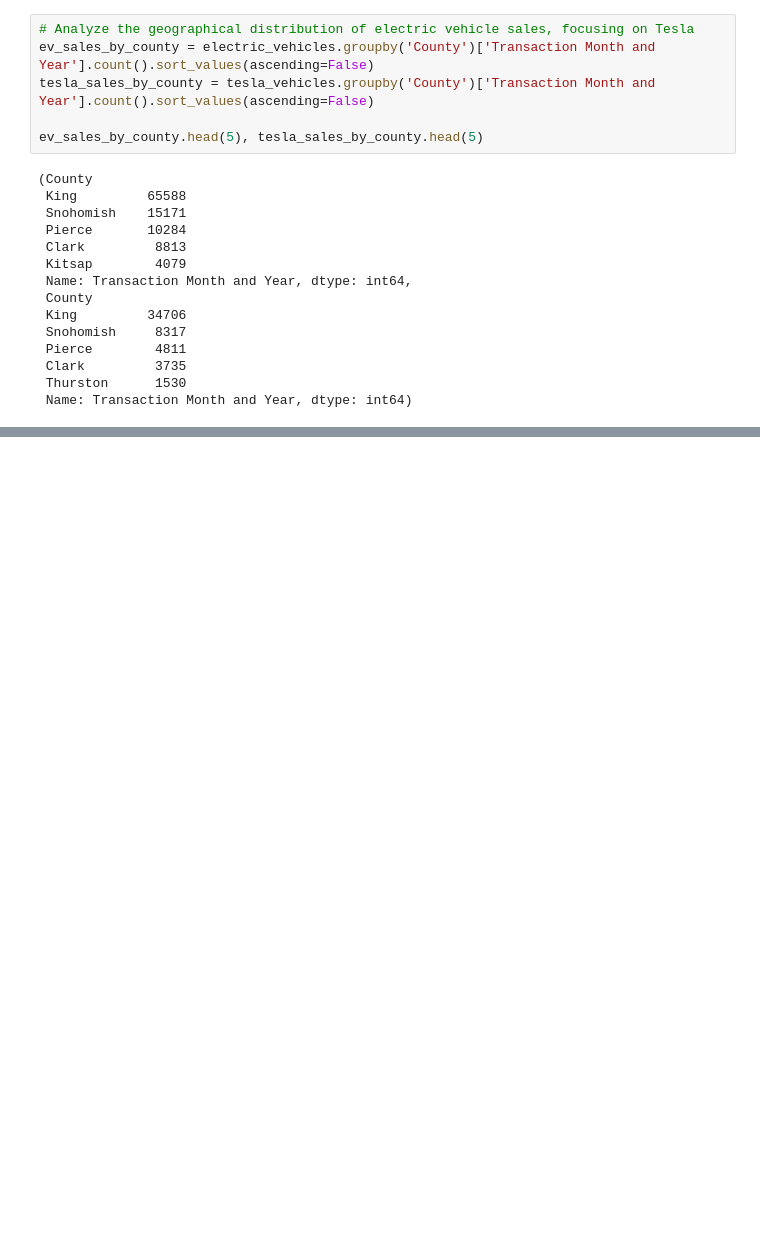
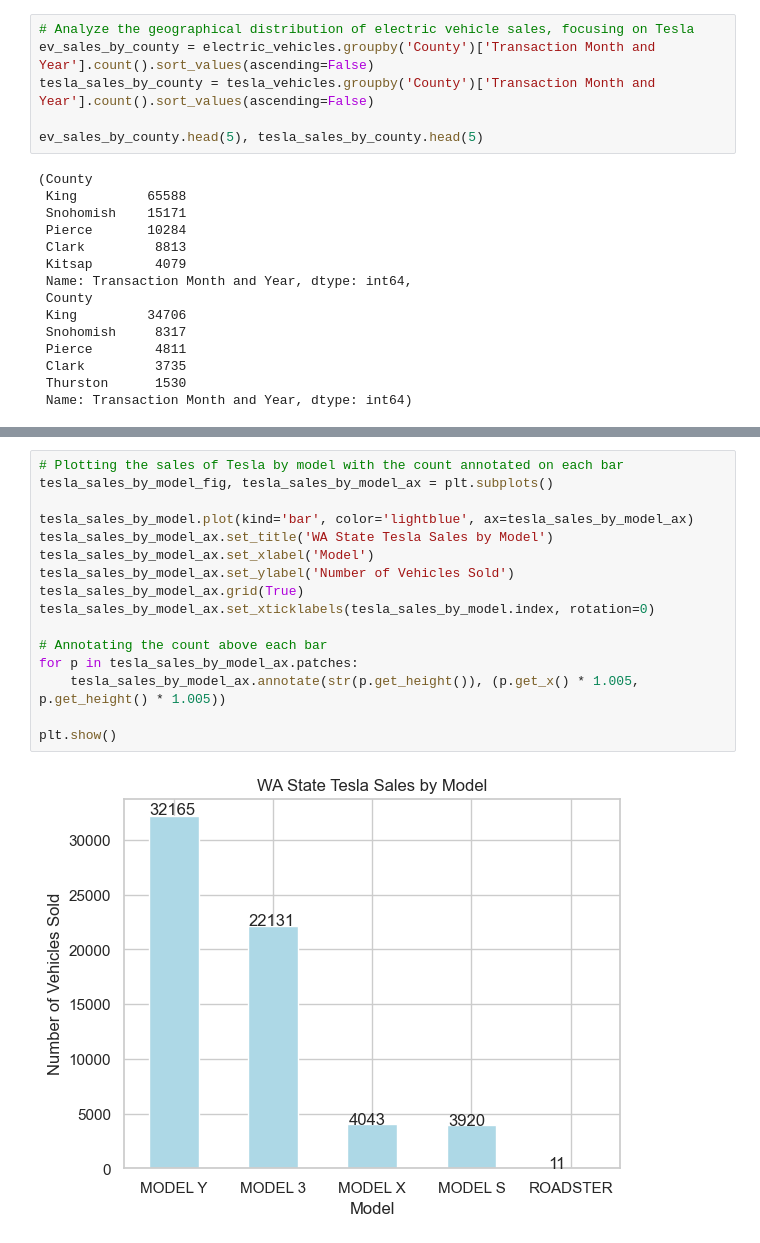
Before and after one commit to mouwumou/DSAN5300-Group-Project, a Jupyter notebook: notebooks/DMV_General_cleaning.ipynb, the cells around one changed output, grey strips where cells are left out. Cells and saved outputs as stored; diff of their text form; blank space fills up the shorter version.

```diff
--- a/notebooks/DMV_General_cleaning.ipynb
+++ b/notebooks/DMV_General_cleaning.ipynb
@@ -229,3 +245,21 @@ plt.show()
+# %%
+# Plotting the sales of Tesla by model with the count annotated on each bar
+tesla_sales_by_model_fig, tesla_sales_by_model_ax = plt.subplots()
+
+tesla_sales_by_model.plot(kind='bar', color='lightblue', ax=tesla_sales_by_model_ax)
+tesla_sales_by_model_ax.set_title('WA State Tesla Sales by Model')
+tesla_sales_by_model_ax.set_xlabel('Model')
+tesla_sales_by_model_ax.set_ylabel('Number of Vehicles Sold')
+tesla_sales_by_model_ax.grid(True)
+tesla_sales_by_model_ax.set_xticklabels(tesla_sales_by_model.index, rotation=0)
+
+# Annotating the count above each bar
+for p in tesla_sales_by_model_ax.patches:
+    tesla_sales_by_model_ax.annotate(str(p.get_height()), (p.get_x() * 1.005, p.get_height() * 1.005))
+
+plt.show()
+# %% [output]
+[figure, added]
 # %%
 # Assuming the column "Electrification Level" exists and it indicates the electric vehicle status,
 # and also assuming "Transaction Year" can be derived from "Transaction Month and Year",
```
Also changed, not shown: parts of 19 cells of this notebook.
